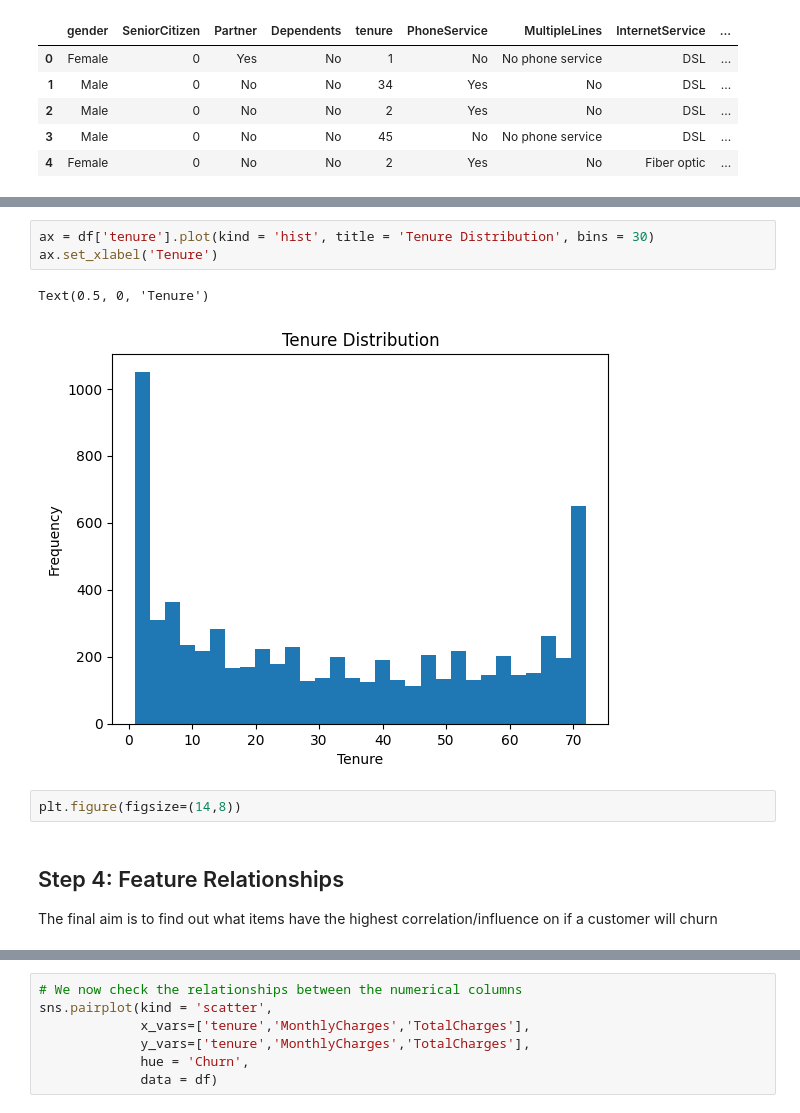
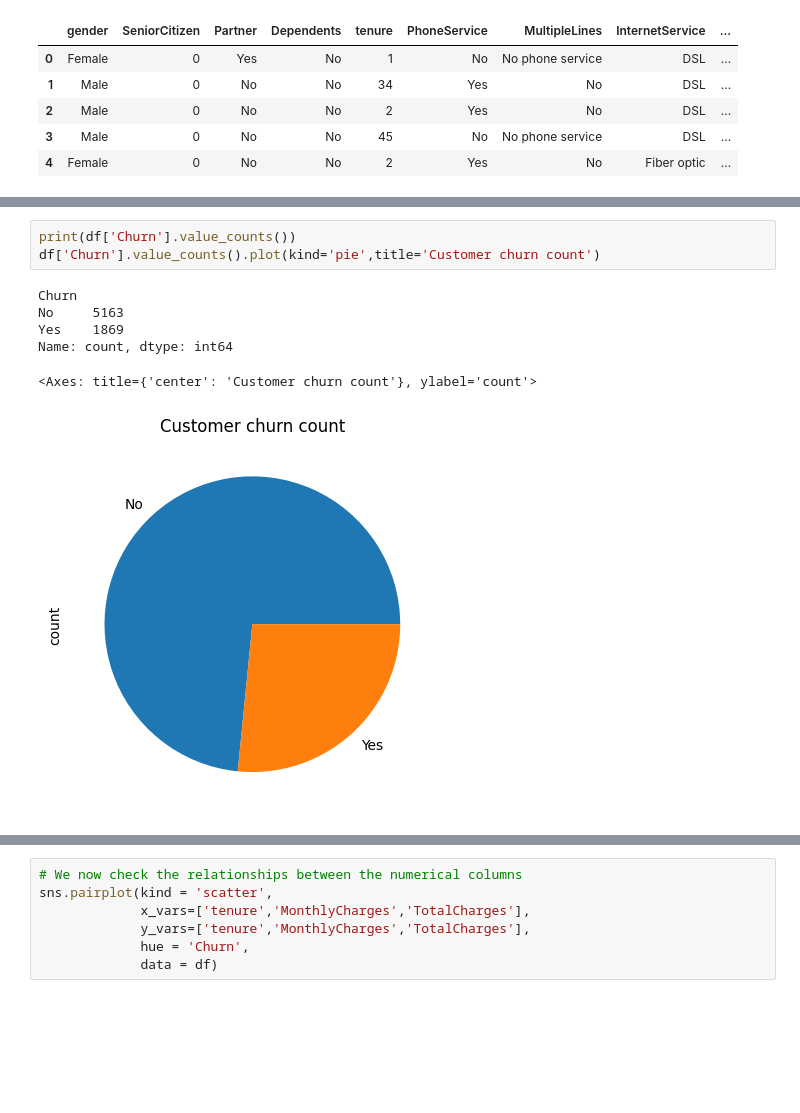
Before and after one commit to UIghodaro/vanilla-NN-Numpy-w-EDA, a Jupyter notebook: Exploratory Data Analysis/EDA.ipynb, the cells around one changed output, grey strips where cells are left out. Cells and saved outputs as stored; diff of their text form; blank space fills up the shorter version.

```diff
--- a/Exploratory Data Analysis/EDA.ipynb
+++ b/Exploratory Data Analysis/EDA.ipynb
@@ -333,11 +315,10 @@ Text(0.5, 0, 'Number of occurrences')
-# %%
-ax = df['tenure'].plot(kind = 'hist', title = 'Tenure Distribution', bins = 30)
-ax.set_xlabel('Tenure')
-# %% [output]
-Text(0.5, 0, 'Tenure')
-[figure, removed]
-# %%
-plt.figure(figsize=(14,8))
-# %% [markdown]
-## Step 4: Feature Relationships
-The final aim is to find out what items have the highest correlation/influence on if a customer will churn
+# %%
+print(df['Churn'].value_counts())
+df['Churn'].value_counts().plot(kind='pie',title='Customer churn count')
+# %% [output]
+Churn
+No     5163
+Yes    1869
+Name: count, dtype: int64
+<Axes: title={'center': 'Customer churn count'}, ylabel='count'>
+[figure, added]
```
Also changed, not shown: parts of 23 cells of this notebook, 2 other files.
